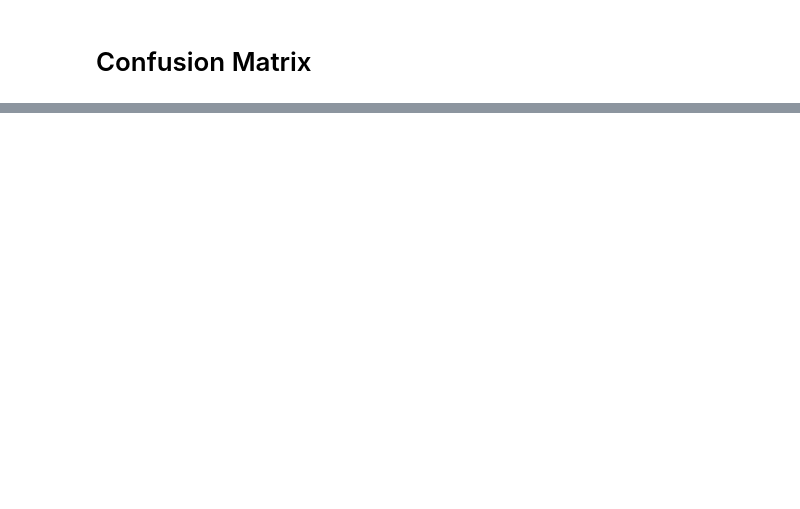
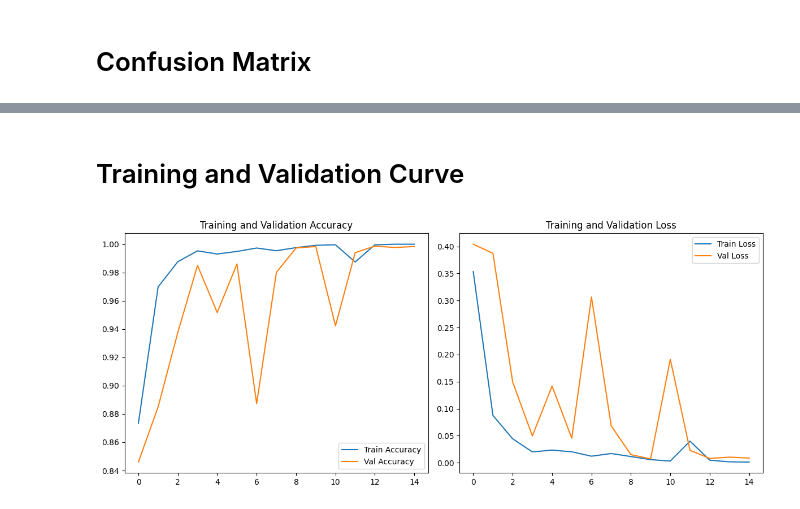
Before and after one commit to naqsaah123/Final_Project, a Jupyter notebook: My_Project_Code.ipynb, the cells around one changed output, grey strips where cells are left out. Drawn from its saved outputs; the diff is of its cells as text; code cells hidden in the pictures; blank space fills up the shorter version.

Commit message:
Complete code with three models

```diff
--- a/My_Project_Code.ipynb
+++ b/My_Project_Code.ipynb
@@ -485,0 +554,7 @@ plt.show()
+# %%
+# Compile the model
+model.compile(optimizer=optimizers.Adam(learning_rate=1e-4),
+              loss='categorical_crossentropy',
+              metrics=['accuracy'])
+
+model.summary()
@@ -485,0 +584,12 @@ plt.show()
+# %%
+# Define callbacks
+early_stop = callbacks.EarlyStopping(monitor='val_loss', patience=5, restore_best_weights=True)
+reduce_lr = callbacks.ReduceLROnPlateau(monitor='val_loss', factor=0.2, patience=3, min_lr=1e-6, verbose=1)
+
+# Train the model
+history = model.fit(
+    train_data,
+    validation_data=val_data,
+    epochs=30,
+    callbacks=[early_stop, reduce_lr]
+)
@@ -485,0 +614,30 @@ plt.show()
+# %% [markdown]
+# Training and Validation Curve
+# %%
+# Plot training/validation accuracy and loss
+acc = history.history['accuracy']
+val_acc = history.history['val_accuracy']
+loss = history.history['loss']
+val_loss = history.history['val_loss']
+epochs_range = range(len(acc))
+
+plt.figure(figsize=(12, 5))
+
+# Accuracy curve
+plt.subplot(1, 2, 1)
+plt.plot(epochs_range, acc, label='Train Accuracy')
+plt.plot(epochs_range, val_acc, label='Val Accuracy')
+plt.title('Training and Validation Accuracy')
+plt.legend()
+
+# Loss curve
+plt.subplot(1, 2, 2)
+plt.plot(epochs_range, loss, label='Train Loss')
+plt.plot(epochs_range, val_loss, label='Val Loss')
+plt.title('Training and Validation Loss')
+plt.legend()
+
+plt.tight_layout()
+plt.show()
+# %% [output]
+[figure, added]
```
Also changed, not shown: parts of 22 cells of this notebook.
